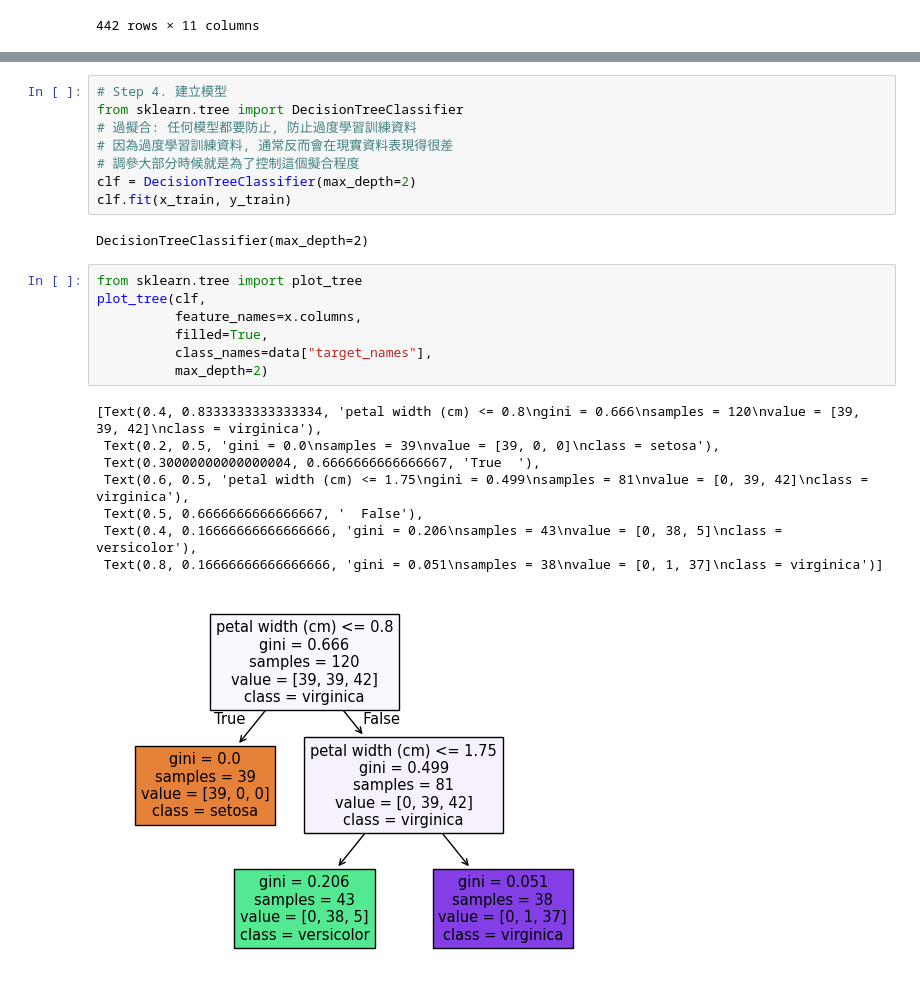
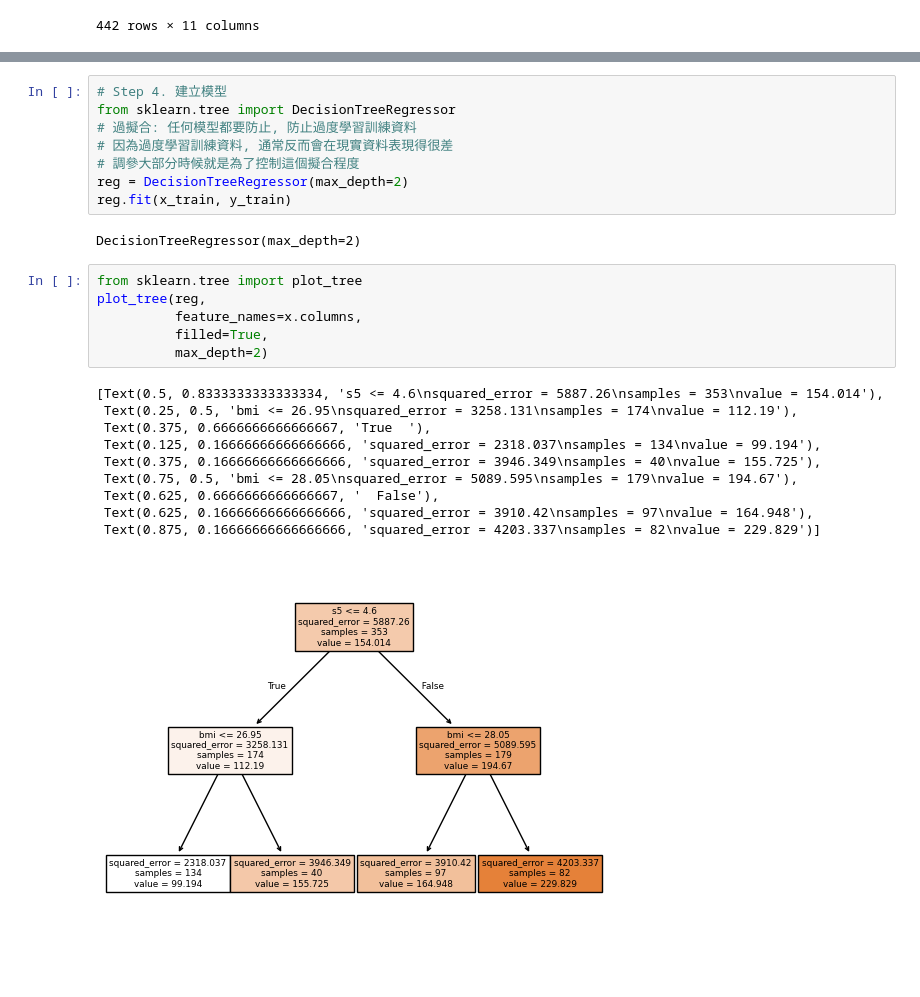
Before and after one commit to Elwing-Chou/ximen_ai_20260706, a Jupyter notebook: ximen20260713.ipynb, the cells around one changed output, grey strips where cells are left out. Saved outputs shown, nothing was run; the diff lists cells and outputs as text.

```diff
--- a/ximen20260713.ipynb
+++ b/ximen20260713.ipynb
@@ -87,26 +76,27 @@ dtype: int64
 # %%
 # Step 4. 建立模型
-from sklearn.tree import DecisionTreeClassifier
+from sklearn.tree import DecisionTreeRegressor
 # 過擬合: 任何模型都要防止, 防止過度學習訓練資料
 # 因為過度學習訓練資料, 通常反而會在現實資料表現得很差
 # 調參大部分時候就是為了控制這個擬合程度
-clf = DecisionTreeClassifier(max_depth=2)
-clf.fit(x_train, y_train)
+reg = DecisionTreeRegressor(max_depth=2)
+reg.fit(x_train, y_train)
 # %% [output]
-DecisionTreeClassifier(max_depth=2)
+DecisionTreeRegressor(max_depth=2)
 # %%
 from sklearn.tree import plot_tree
-plot_tree(clf,
+plot_tree(reg,
           feature_names=x.columns,
           filled=True,
-          class_names=data["target_names"],
           max_depth=2)
 # %% [output]
-[Text(0.4, 0.8333333333333334, 'petal width (cm) <= 0.8\ngini = 0.666\nsamples = 120\nvalue = [39, 39, 42]\nclass = virginica'),
- Text(0.2, 0.5, 'gini = 0.0\nsamples = 39\nvalue = [39, 0, 0]\nclass = setosa'),
- Text(0.30000000000000004, 0.6666666666666667, 'True  '),
- Text(0.6, 0.5, 'petal width (cm) <= 1.75\ngini = 0.499\nsamples = 81\nvalue = [0, 39, 42]\nclass = virginica'),
- Text(0.5, 0.6666666666666667, '  False'),
- Text(0.4, 0.16666666666666666, 'gini = 0.206\nsamples = 43\nvalue = [0, 38, 5]\nclass = versicolor'),
- Text(0.8, 0.16666666666666666, 'gini = 0.051\nsamples = 38\nvalue = [0, 1, 37]\nclass = virginica')]
+[Text(0.5, 0.8333333333333334, 's5 <= 4.6\nsquared_error = 5887.26\nsamples = 353\nvalue = 154.014'),
+ Text(0.25, 0.5, 'bmi <= 26.95\nsquared_error = 3258.131\nsamples = 174\nvalue = 112.19'),
+ Text(0.375, 0.6666666666666667, 'True  '),
+ Text(0.125, 0.16666666666666666, 'squared_error = 2318.037\nsamples = 134\nvalue = 99.194'),
+ Text(0.375, 0.16666666666666666, 'squared_error = 3946.349\nsamples = 40\nvalue = 155.725'),
+ Text(0.75, 0.5, 'bmi <= 28.05\nsquared_error = 5089.595\nsamples = 179\nvalue = 194.67'),
+ Text(0.625, 0.6666666666666667, '  False'),
+ Text(0.625, 0.16666666666666666, 'squared_error = 3910.42\nsamples = 97\nvalue = 164.948'),
+ Text(0.875, 0.16666666666666666, 'squared_error = 4203.337\nsamples = 82\nvalue = 229.829')]
-[figure, old version]
+[figure, new version]
```
Also changed, not shown: parts of 3 cells of this notebook.
